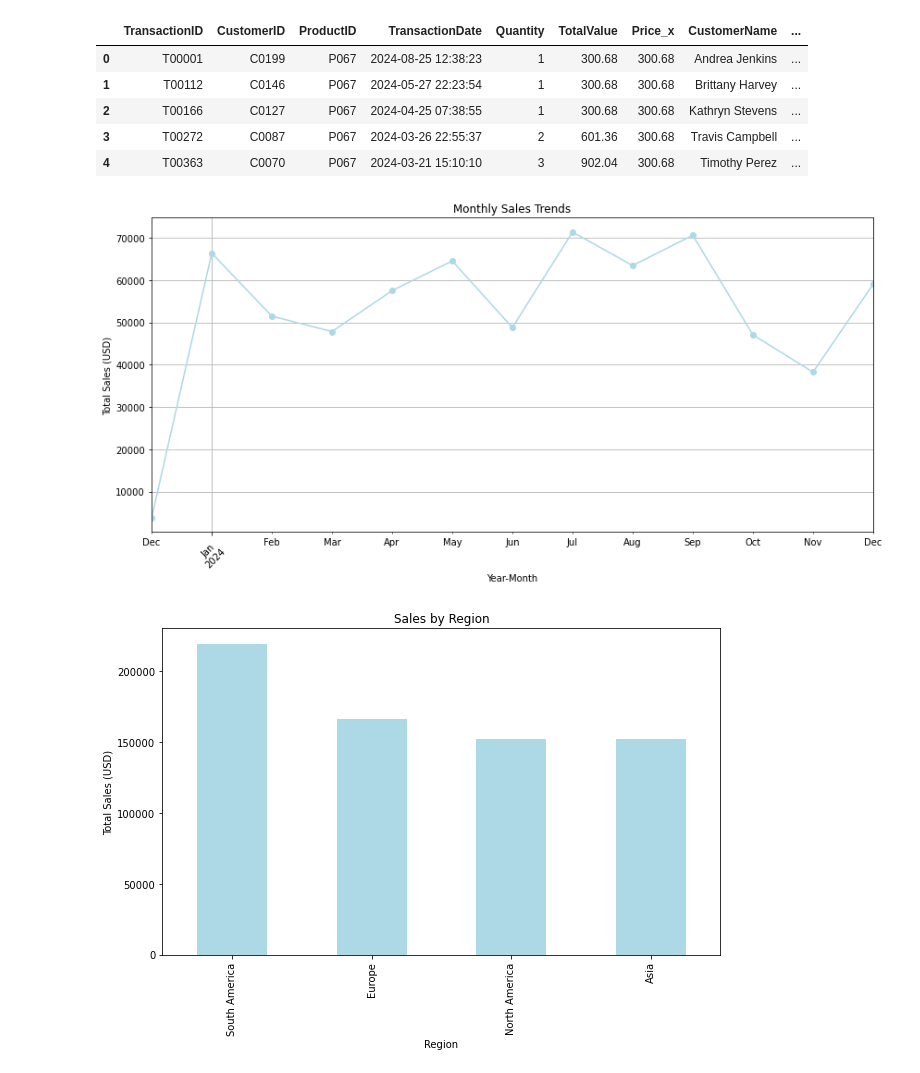
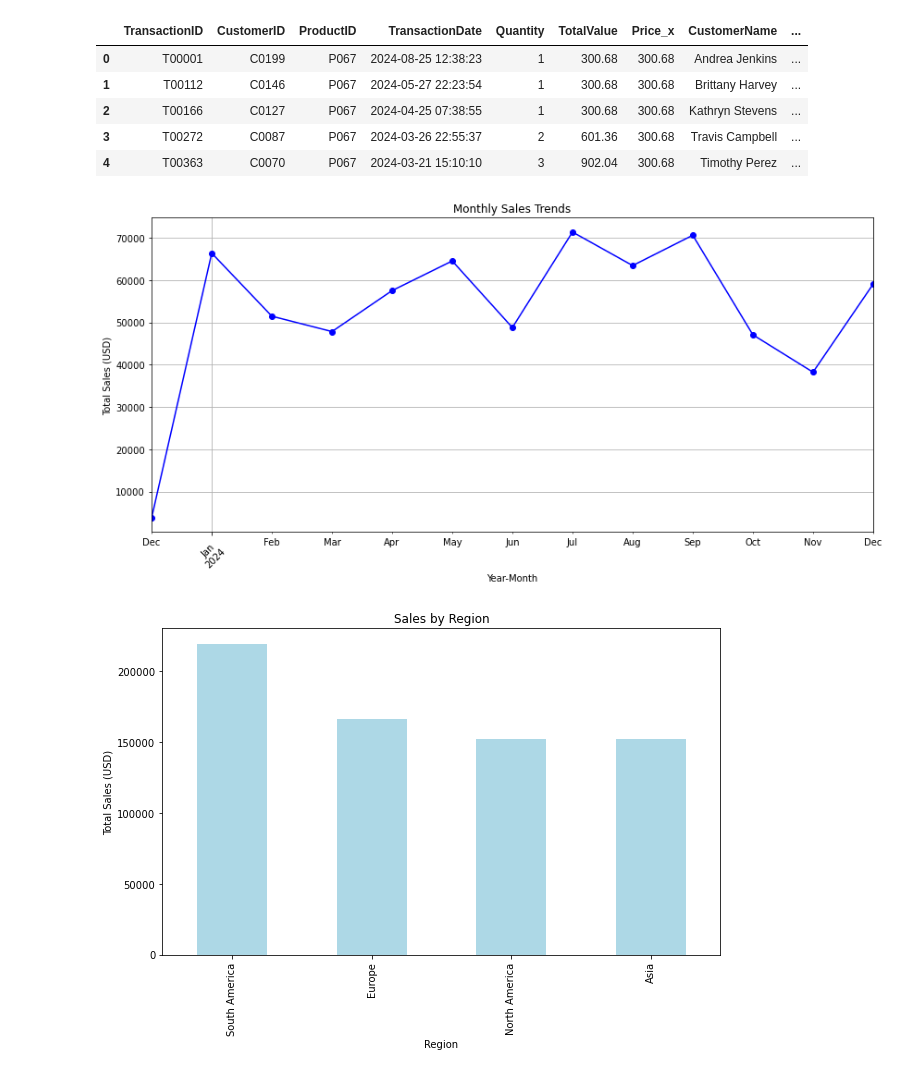
Before and after one commit to himani0105/Data-Science-Intern-Assignment, a Jupyter notebook: Himani_Patil_EDA.ipynb, the cells around one changed output. Saved outputs shown, nothing was run; the diff lists cells and outputs as text; code cells hidden in the pictures.

```diff
--- a/Himani_Patil_EDA.ipynb
+++ b/Himani_Patil_EDA.ipynb
@@ -250,16 +250,16 @@ df.head()
 | 4 | T00363 | C0070 | P067 | 2024-03-21 15:10:10 | 3 | 902.04 | 300.68 | Timothy Perez | ... |
 # %%
 plt.figure(figsize=(12, 6))
-monthly_sales.plot(kind='line', color='lightblue', marker='o')
+monthly_sales.plot(kind='line', color='blue', marker='o')
 plt.title('Monthly Sales Trends')
 plt.xlabel('Year-Month')
 plt.ylabel('Total Sales (USD)')
 plt.xticks(rotation=45)
 plt.grid(True)
 plt.tight_layout()
 plt.show()
 # %% [output]
-[figure, old version]
+[figure, new version]
 # %%
 region_sales = df.groupby('Region')['TotalValue'].sum().sort_values(ascending=False)
 region_sales.plot(kind='bar', figsize=(10,6), color='lightblue')
```
Also changed, not shown: parts of 1 cell of this notebook, 2 other files.
